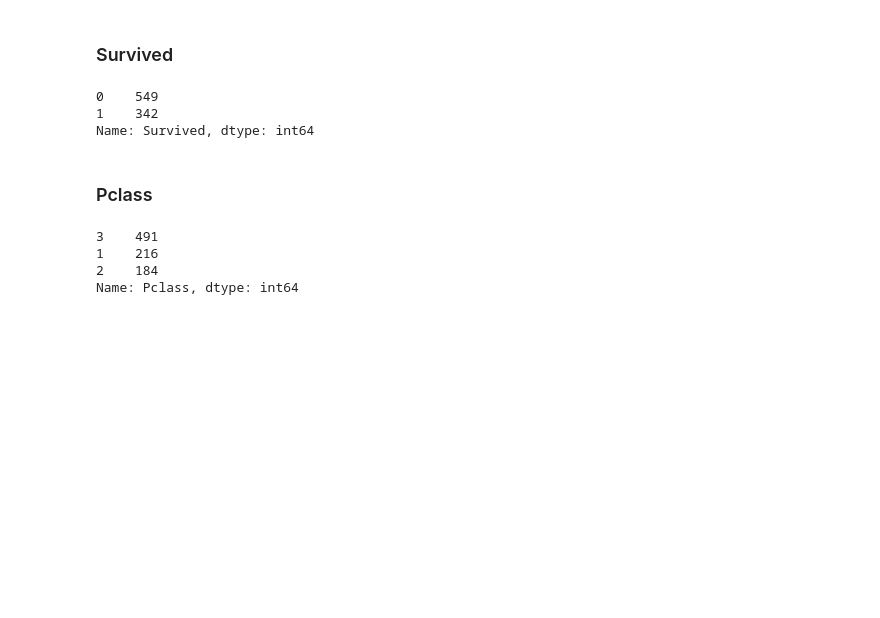
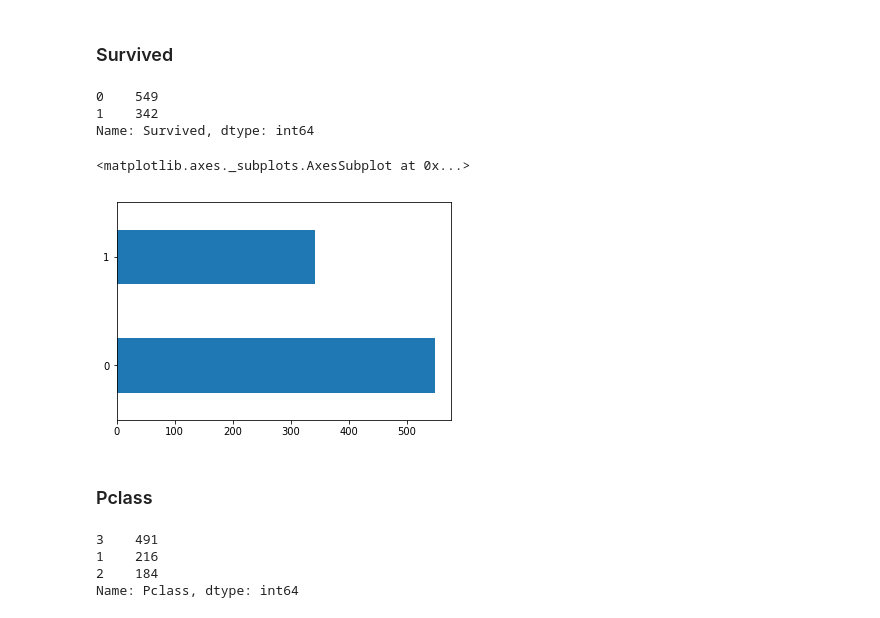
Before and after one commit to d4vidbiertmpl/kaggle-titanic, a Jupyter notebook: Kaggle_Titanic.ipynb, the cells around one changed output. Drawn from its saved outputs; the diff is of its cells as text; code cells hidden in the pictures; blank space fills up the shorter version.

```diff
--- a/Kaggle_Titanic.ipynb
+++ b/Kaggle_Titanic.ipynb
@@ -167,6 +168,11 @@ df.Survived.value_counts()
 0    549
 1    342
 Name: Survived, dtype: int64
+# %%
+df.Survived.value_counts().plot(kind='barh')
+# %% [output]
+<matplotlib.axes._subplots.AxesSubplot at 0x...>
+[figure, added]
 # %% [markdown]
 ### Pclass
 # %%
```
Also changed, not shown: parts of 33 cells of this notebook, 1 other file.
